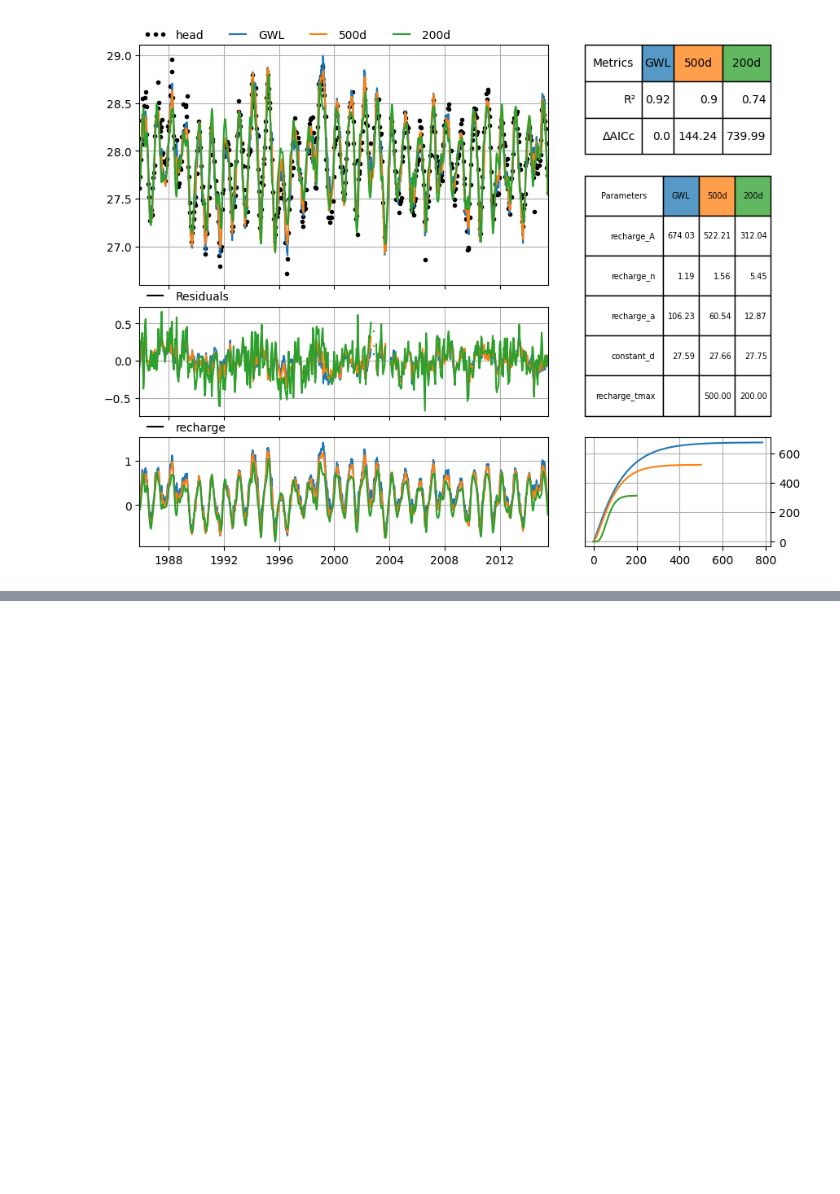
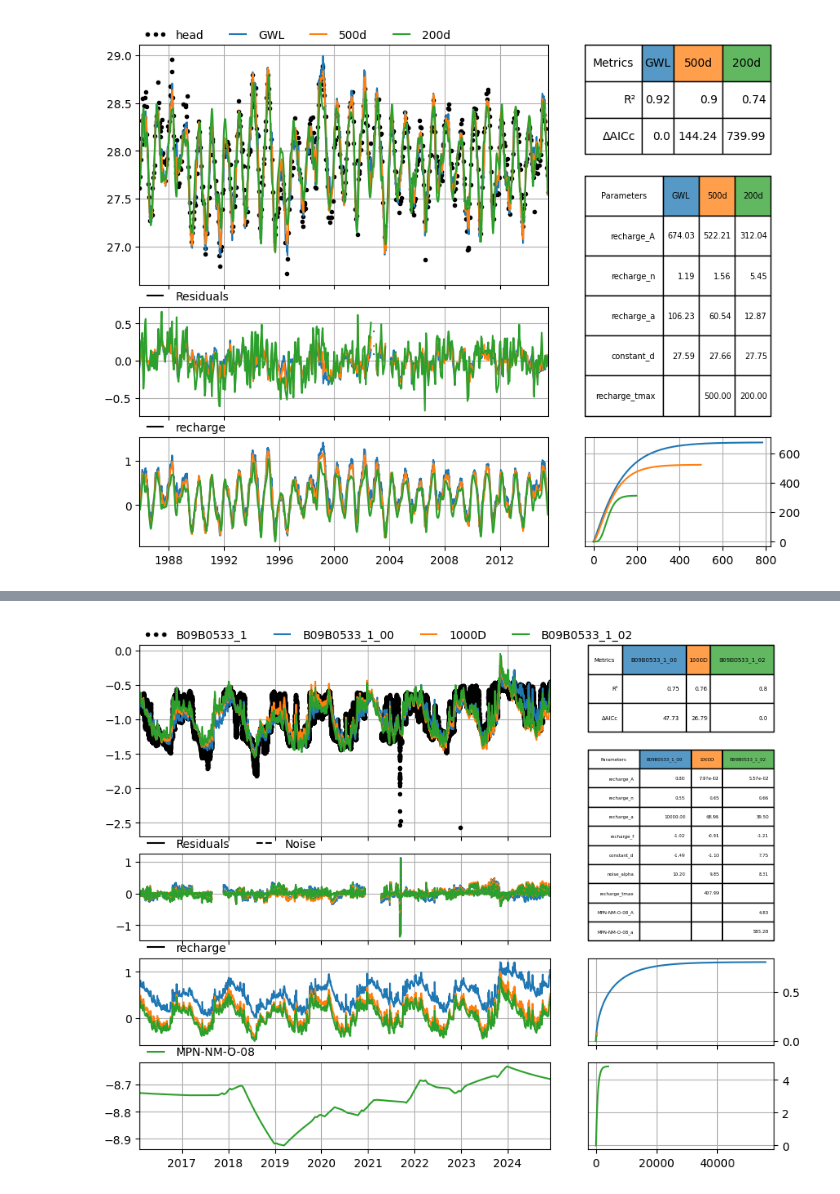
Before and after one commit to pastas/pastas, a Jupyter notebook: doc/examples/response_tmax_bound.ipynb, the cells around one changed output, grey strips where cells are left out. Saved outputs shown, nothing was run; the diff lists cells and outputs as text; code cells hidden in the pictures; blank space fills up the shorter version.

```diff
--- a/doc/examples/response_tmax_bound.ipynb
+++ b/doc/examples/response_tmax_bound.ipynb
@@ -130,0 +158,13 @@ mc.plot()
+# %%
+# create copy with tmax bound
+ml2 = ml.copy(name='1000D')
+sm = ml2.stressmodels['recharge']
+sm2 = ps.RechargeModel(prec=sm.stress[0].series_original,
+                       evap=sm.stress[1].series_original,
+                       rfunc=ps.rfunc.Gamma_tmaxbound(1000))
+ml2.del_stressmodel('recharge')
+ml2.add_stressmodel(sm2)
+# ml2.solve()
+ml2.solve(solver=ps.LmfitSolve())
+
+print(f'\nthe tmax of the recharge response is {ml2.get_response_tmax("recharge"):.0f} days')
@@ -130,0 +214,5 @@ mc.plot()
+# %%
+mc = ps.CompareModels(models=[ml, ml2, ml3])
+mc.plot()
+# %% [output]
+[figure, added]
```
Also changed, not shown: parts of 4 cells of this notebook, 4 other files.
